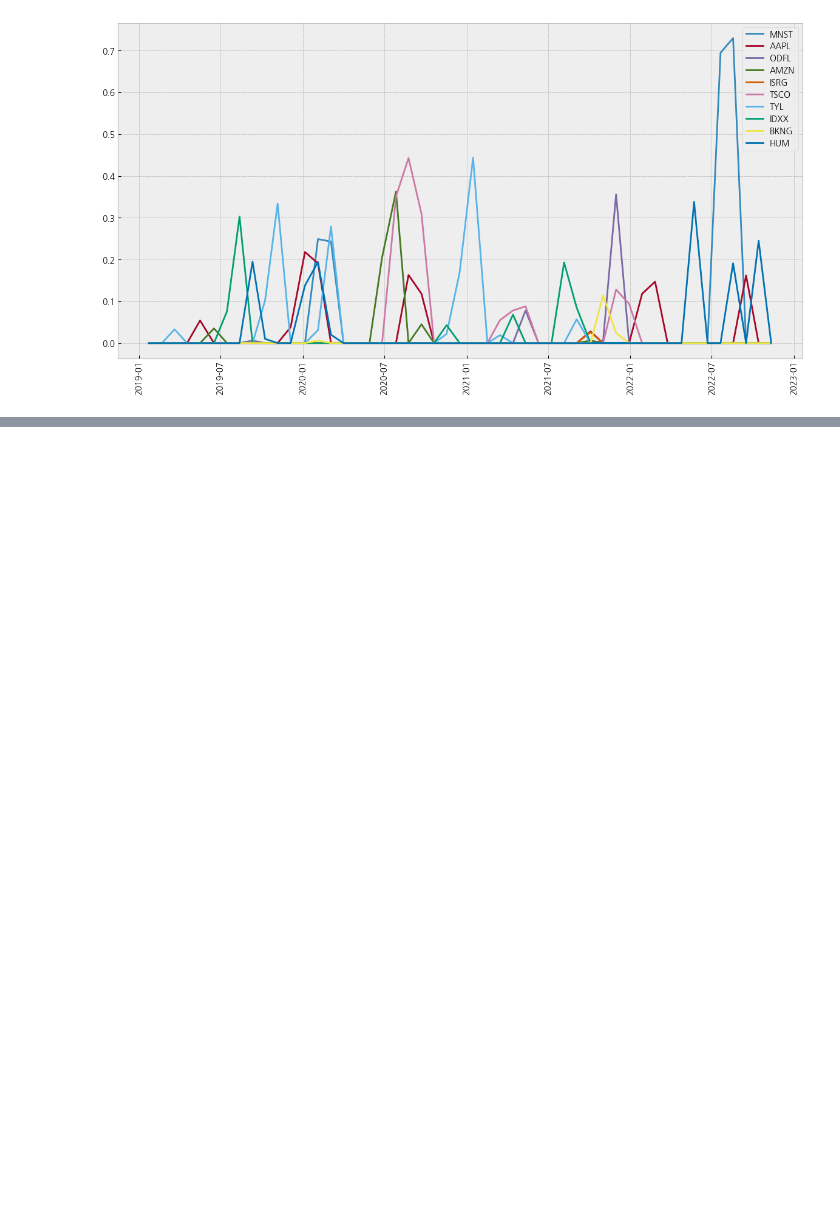
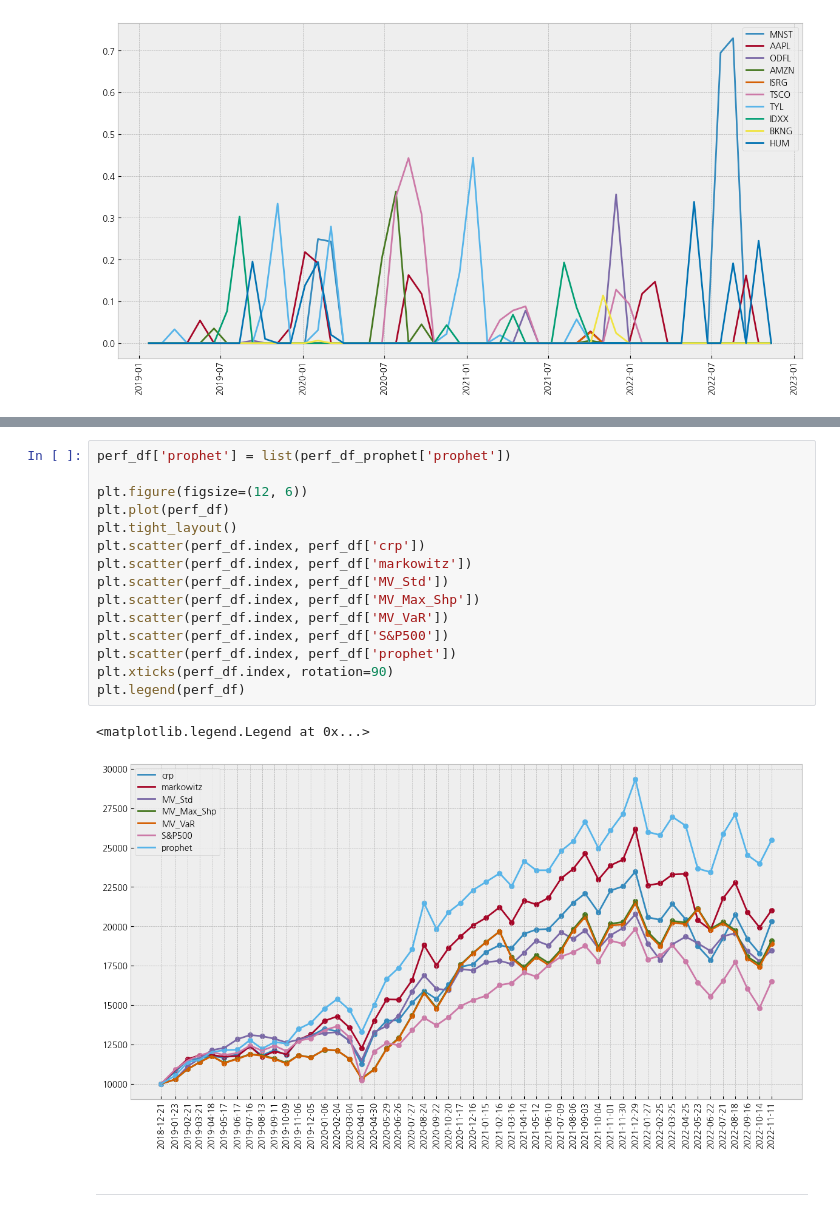
Before and after one commit to ChoiInYeol/Finance-Data-Analysis-Project, a Jupyter notebook: 8. final_backtest.ipynb, the cells around one changed output, grey strips where cells are left out. Cells and saved outputs as stored; diff of their text form; blank space fills up the shorter version.

```diff
--- a/8. final_backtest.ipynb
+++ b/8. final_backtest.ipynb
@@ -378,0 +429,20 @@ plt.legend(w_ratio.columns[:10])
+# %%
+perf_df['prophet'] = list(perf_df_prophet['prophet'])
+
+plt.figure(figsize=(12, 6))
+plt.plot(perf_df)
+plt.tight_layout()
+plt.scatter(perf_df.index, perf_df['crp'])
+plt.scatter(perf_df.index, perf_df['markowitz'])
+plt.scatter(perf_df.index, perf_df['MV_Std'])
+plt.scatter(perf_df.index, perf_df['MV_Max_Shp'])
+plt.scatter(perf_df.index, perf_df['MV_VaR'])
+plt.scatter(perf_df.index, perf_df['S&P500'])
+plt.scatter(perf_df.index, perf_df['prophet'])
+plt.xticks(perf_df.index, rotation=90)
+plt.legend(perf_df)
+# %% [output]
+<matplotlib.legend.Legend at 0x...>
+[figure, added]
+# %% [markdown]
+---
```
Also changed, not shown: parts of 13 cells of this notebook, 6 other files.
